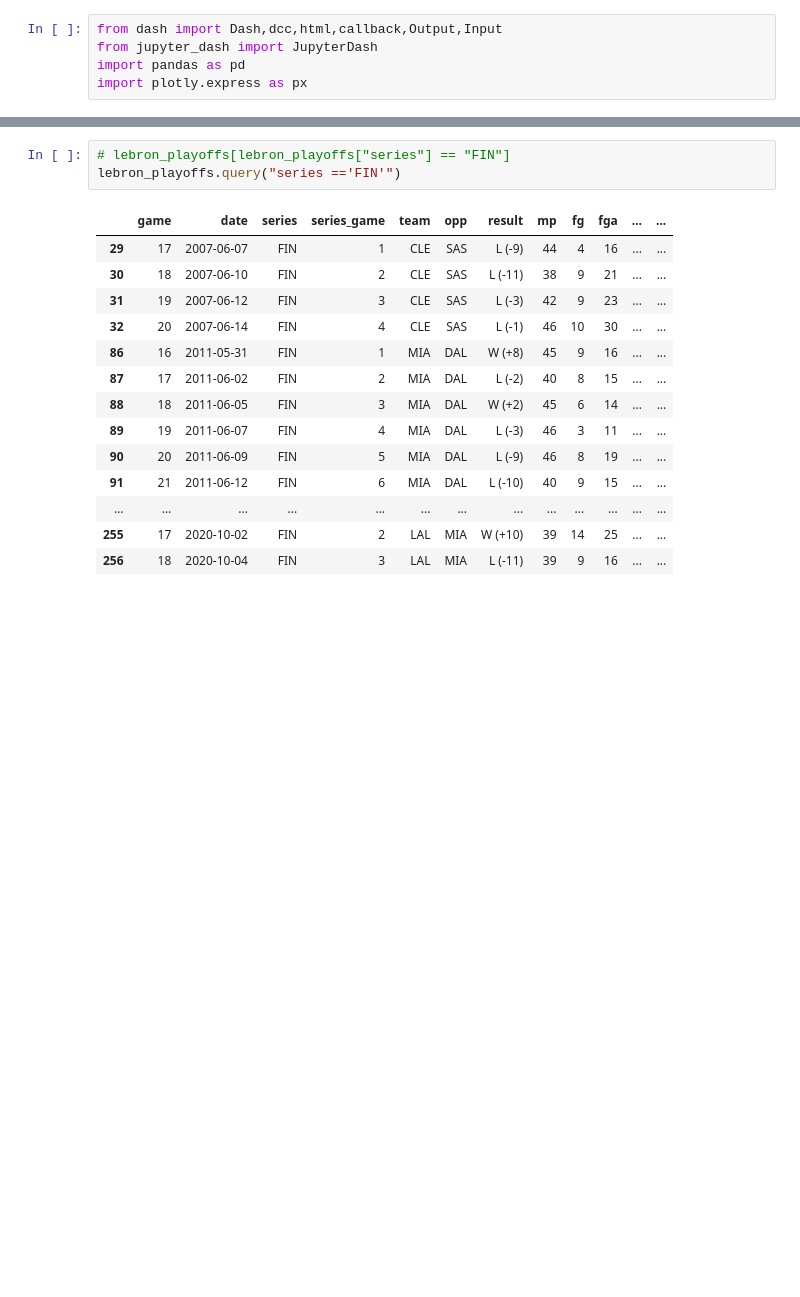
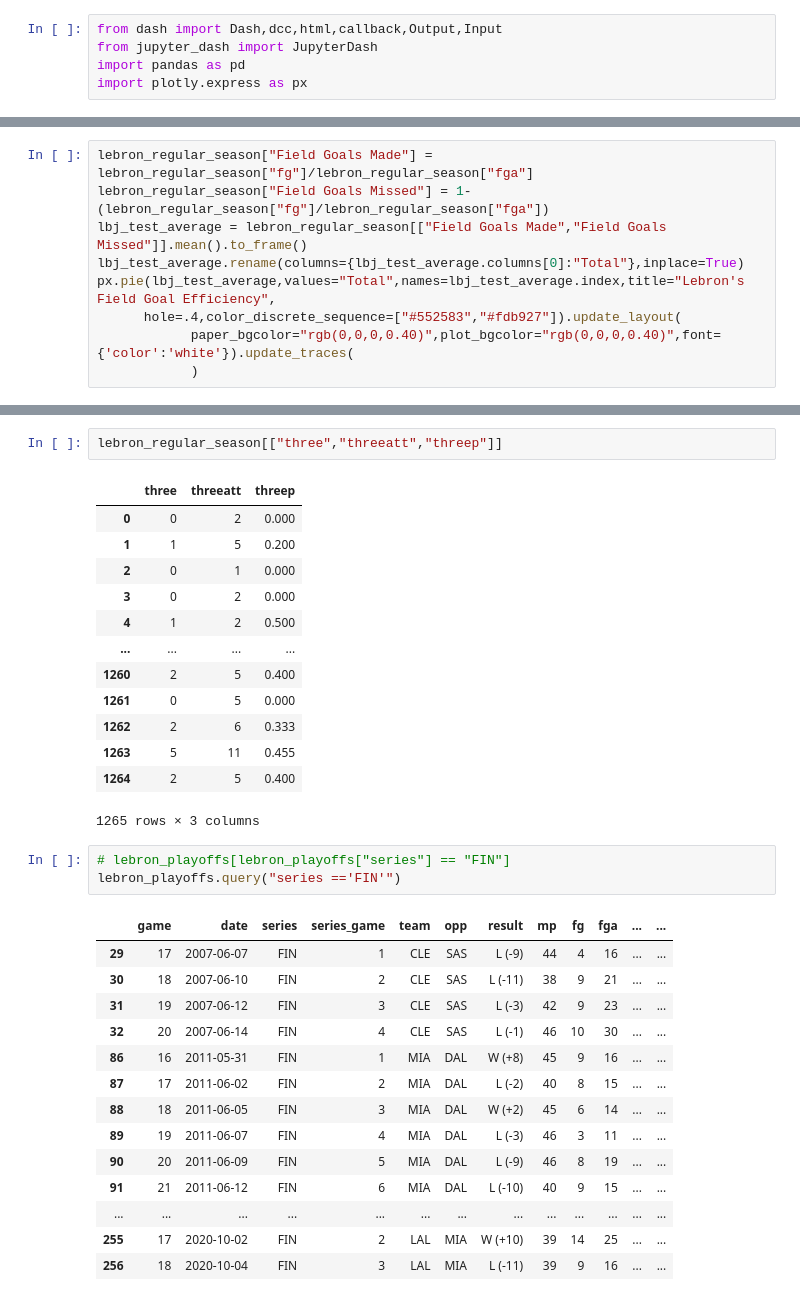
Before and after one commit to ndlovuraymond/Lebron-vs-Jordan, a Jupyter notebook: LBJ vs Jordan notebook.ipynb, the cells around one changed output, grey strips where cells are left out. Saved outputs shown, nothing was run; the diff lists cells and outputs as text; blank space fills up the shorter version.

```diff
--- a/LBJ vs Jordan notebook.ipynb
+++ b/LBJ vs Jordan notebook.ipynb
@@ -288,0 +719,9 @@ Dash app running on http://127.0.0.1:8056/
+# %%
+lebron_regular_season["Field Goals Made"] = lebron_regular_season["fg"]/lebron_regular_season["fga"]
+lebron_regular_season["Field Goals Missed"] = 1-(lebron_regular_season["fg"]/lebron_regular_season["fga"])
+lbj_test_average = lebron_regular_season[["Field Goals Made","Field Goals Missed"]].mean().to_frame()
+lbj_test_average.rename(columns={lbj_test_average.columns[0]:"Total"},inplace=True)
+px.pie(lbj_test_average,values="Total",names=lbj_test_average.index,title="Lebron's Field Goal Efficiency",
+      hole=.4,color_discrete_sequence=["#552583","#fdb927"]).update_layout(
+            paper_bgcolor="rgb(0,0,0,0.40)",plot_bgcolor="rgb(0,0,0,0.40)",font={'color':'white'}).update_traces(
+            )
@@ -289,3 +730,19 @@ Dash app running on http://127.0.0.1:8056/
+# %%
+lebron_regular_season[["three","threeatt","threep"]]
+# %% [output]
+|  | three | threeatt | threep |
+| 0 | 0 | 2 | 0.000 |
+| 1 | 1 | 5 | 0.200 |
+| 2 | 0 | 1 | 0.000 |
+| 3 | 0 | 2 | 0.000 |
+| 4 | 1 | 2 | 0.500 |
+| ... | ... | ... | ... |
+| 1260 | 2 | 5 | 0.400 |
+| 1261 | 0 | 5 | 0.000 |
+| 1262 | 2 | 6 | 0.333 |
+| 1263 | 5 | 11 | 0.455 |
+| 1264 | 2 | 5 | 0.400 |
+1265 rows × 3 columns
 # %%
 # lebron_playoffs[lebron_playoffs["series"] == "FIN"]
 lebron_playoffs.query("series =='FIN'")
```
Also changed, not shown: parts of 5 cells of this notebook, 2 other files.
